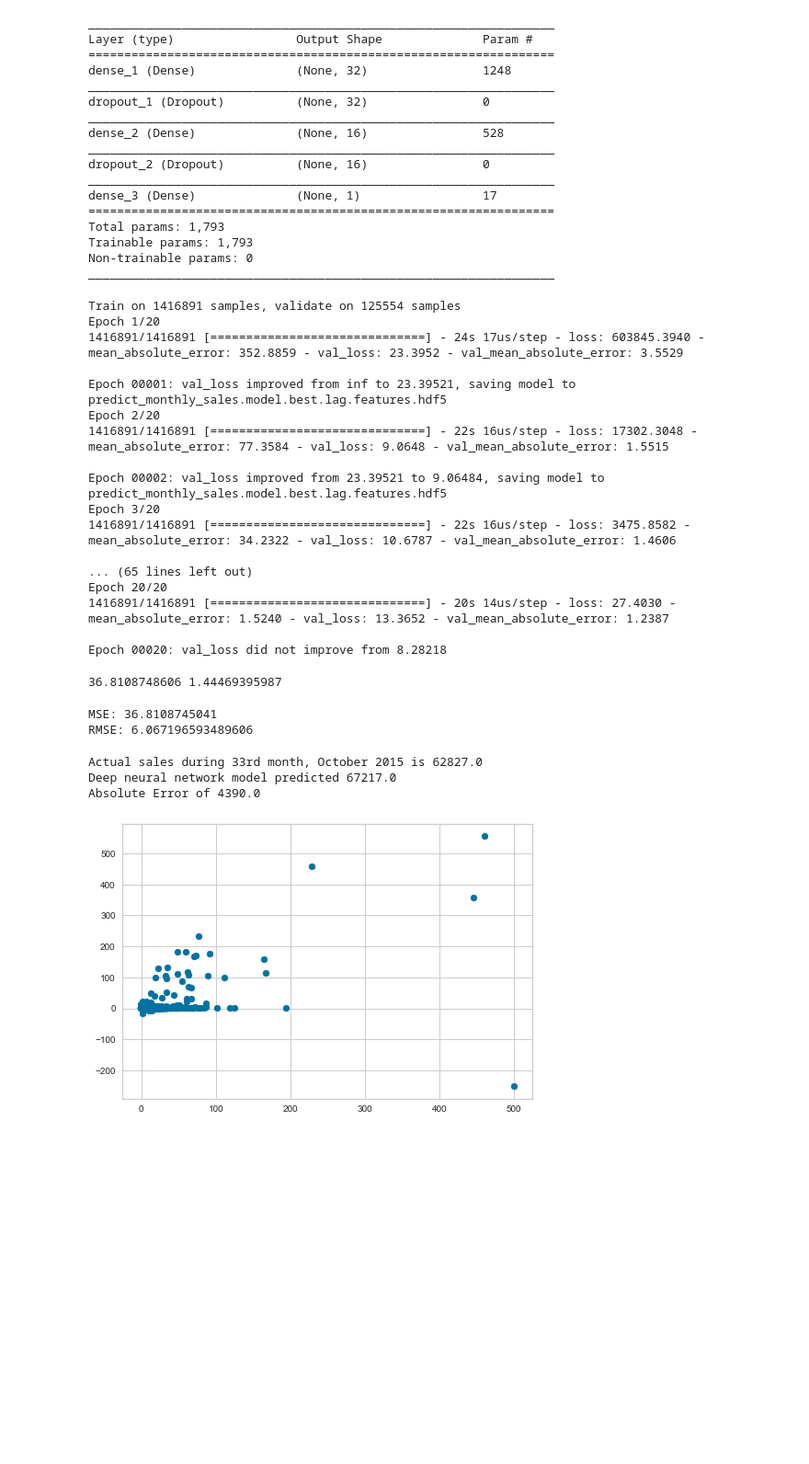
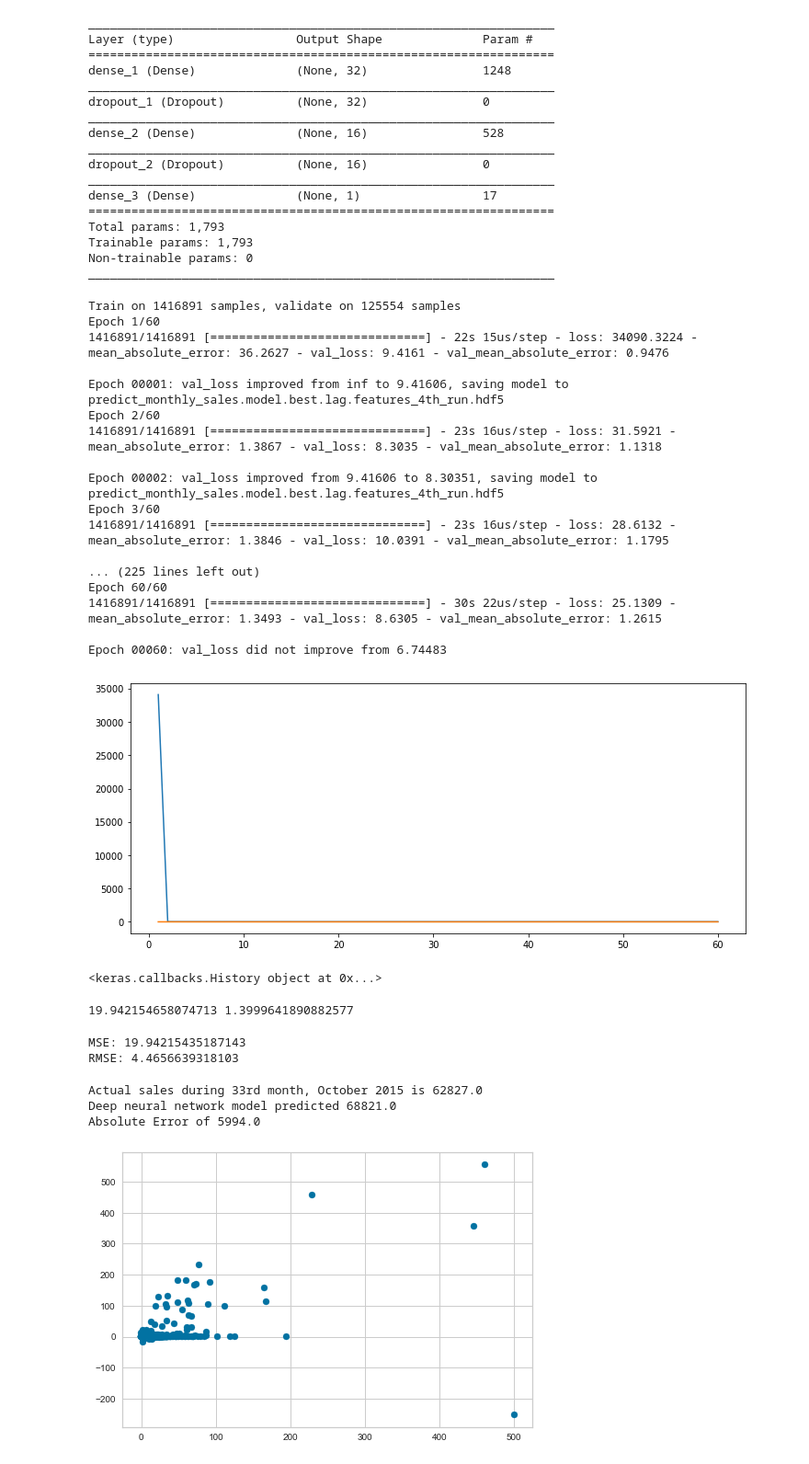
Before and after one commit to dj-more/Udacity-capstone, a Jupyter notebook: PredictSales-DeepNeuralNet.ipynb, the cells around one changed output. Shown: that part at 92% size. Saved outputs shown, nothing was run; the diff lists cells and outputs as text; code cells hidden in the pictures; blank space fills up the shorter version.

```diff
--- a/PredictSales-DeepNeuralNet.ipynb
+++ b/PredictSales-DeepNeuralNet.ipynb
@@ -152,16 +152,17 @@ del X_test['item_cnt_day']
 ## Simple Deep Neural Model
 ##
 # %%
+
 from keras.utils import np_utils
 from keras.models import Sequential
 from keras.layers import Dense, Dropout, Activation
 
 # define the model
 model = Sequential()
-model.add(Dense(32, input_shape=X_train.shape[1:],activation=None))
-model.add(Dropout(0.3))
-model.add(Dense(16, activation=None))
-model.add(Dropout(0.1))
+model.add(Dense(32, input_shape=X_train.shape[1:],activation='relu'))
+model.add(Dropout(0.2))
+model.add(Dense(16, activation='relu'))
+model.add(Dropout(0.2))
 model.add(Dense(1, activation=None))
 
 # summarize the model
@@ -187,40 +188,55 @@ Non-trainable params: 0
 _________________________________________________________________
 # %%
 from keras import metrics
-model.compile(loss='mean_squared_error', optimizer='adam', metrics=['mae'])
+model.compile(loss='mean_squared_error', optimizer='rmsprop', metrics=['mae'])
 # %%
 from keras.callbacks import ModelCheckpoint
 
 # train the model
-checkpointer = ModelCheckpoint(filepath='predict_monthly_sales.model.best.lag.features.hdf5', verbose=1, save_best_only=True)
-hist = model.fit(X_train, y_train, batch_size=1000, epochs=20, validation_data=(X_val, y_val),
+checkpointer = ModelCheckpoint(filepath='predict_monthly_sales.model.best.lag.features_4th_run.hdf5', verbose=1, save_best_only=True)
+hist = model.fit(X_train, y_train, batch_size=1000, epochs=60, validation_data=(X_val, y_val),
                  callbacks=[checkpointer],verbose=1)
 # %% [output]
 Train on 1416891 samples, validate on 125554 samples
-Epoch 1/20
-1416891/1416891 [==============================] - 24s 17us/step - loss: 603845.3940 - mean_absolute_error: 352.8859 - val_loss: 23.3952 - val_mean_absolute_error: 3.5529
+Epoch 1/60
+1416891/1416891 [==============================] - 22s 15us/step - loss: 34090.3224 - mean_absolute_error: 36.2627 - val_loss: 9.4161 - val_mean_absolute_error: 0.9476
 
-Epoch 00001: val_loss improved from inf to 23.39521, saving model to predict_monthly_sales.model.best.lag.features.hdf5
-Epoch 2/20
-1416891/1416891 [==============================] - 22s 16us/step - loss: 17302.3048 - mean_absolute_error: 77.3584 - val_loss: 9.0648 - val_mean_absolute_error: 1.5515
+Epoch 00001: val_loss improved from inf to 9.41606, saving model to predict_monthly_sales.model.best.lag.features_4th_run.hdf5
+Epoch 2/60
+1416891/1416891 [==============================] - 23s 16us/step - loss: 31.5921 - mean_absolute_error: 1.3867 - val_loss: 8.3035 - val_mean_absolute_error: 1.1318
 
-Epoch 00002: val_loss improved from 23.39521 to 9.06484, saving model to predict_monthly_sales.model.best.lag.features.hdf5
-Epoch 3/20
-1416891/1416891 [==============================] - 22s 16us/step - loss: 3475.8582 - mean_absolute_error: 34.2322 - val_loss: 10.6787 - val_mean_absolute_error: 1.4606
+Epoch 00002: val_loss improved from 9.41606 to 8.30351, saving model to predict_monthly_sales.model.best.lag.features_4th_run.hdf5
+Epoch 3/60
+1416891/1416891 [==============================] - 23s 16us/step - loss: 28.6132 - mean_absolute_error: 1.3846 - val_loss: 10.0391 - val_mean_absolute_error: 1.1795
 
-... (65 lines left out)
-Epoch 20/20
-1416891/1416891 [==============================] - 20s 14us/step - loss: 27.4030 - mean_absolute_error: 1.5240 - val_loss: 13.3652 - val_mean_absolute_error: 1.2387
+... (225 lines left out)
+Epoch 60/60
+1416891/1416891 [==============================] - 30s 22us/step - loss: 25.1309 - mean_absolute_error: 1.3493 - val_loss: 8.6305 - val_mean_absolute_error: 1.2615
 
-Epoch 00020: val_loss did not improve from 8.28218
+Epoch 00060: val_loss did not improve from 6.74483
+# %%
+# Plot model performance
+fig = plt.figure(figsize = (12,5))
+ax = fig.add_subplot(111)
+x = np.array(range(1, len(hist.history['loss'])+1))
+y = np.transpose([hist.history[k] for k in ['loss', 'val_loss']])
+#ax.set_ylim((0.0, 10000.0))
+ax.plot(x, y)
+fig.show()
+# %% [output]
+[figure, added]
+# %%
+print(hist)
+# %% [output]
+<keras.callbacks.History object at 0x...>
 # %%
 # evaluate test accuracy
 
-mae,a = model.evaluate(X_test, y_test, verbose=0)
+[mae,a] = model.evaluate(X_test, y_test, verbose=0)
 
 print(mae,a)
 # %% [output]
-36.8108748606 1.44469395987
+19.942154658074713 1.3999641890882577
 # %%
 from sklearn.metrics import mean_squared_error
 from math import sqrt
@@ -233,8 +249,8 @@ print("MSE:", meanSquaredError)
 rootMeanSquaredError = sqrt(meanSquaredError)
 print("RMSE:", rootMeanSquaredError)
 # %% [output]
-MSE: 36.8108745041
-RMSE: 6.067196593489606
+MSE: 19.94215435187143
+RMSE: 4.4656639318103
 # %%
 print("Actual sales during 33rd month, October 2015 is {}".format(y_test.sum()))
 print("Deep neural network model predicted {} ".format(round(y_pred.sum())))
@@ -242,8 +258,8 @@ print("Deep neural network model predicted {} ".format(round(y_pred.sum())))
 print("Absolute Error of {} ".format(round(abs(y_pred.sum()-y_test.sum()))))
 # %% [output]
 Actual sales during 33rd month, October 2015 is 62827.0
-Deep neural network model predicted 67217.0
-Absolute Error of 4390.0
+Deep neural network model predicted 68821.0
+Absolute Error of 5994.0
 # %%
 from matplotlib import pyplot as plt
 
```
Also changed, not shown: parts of 1 cell of this notebook, 1 other file.
